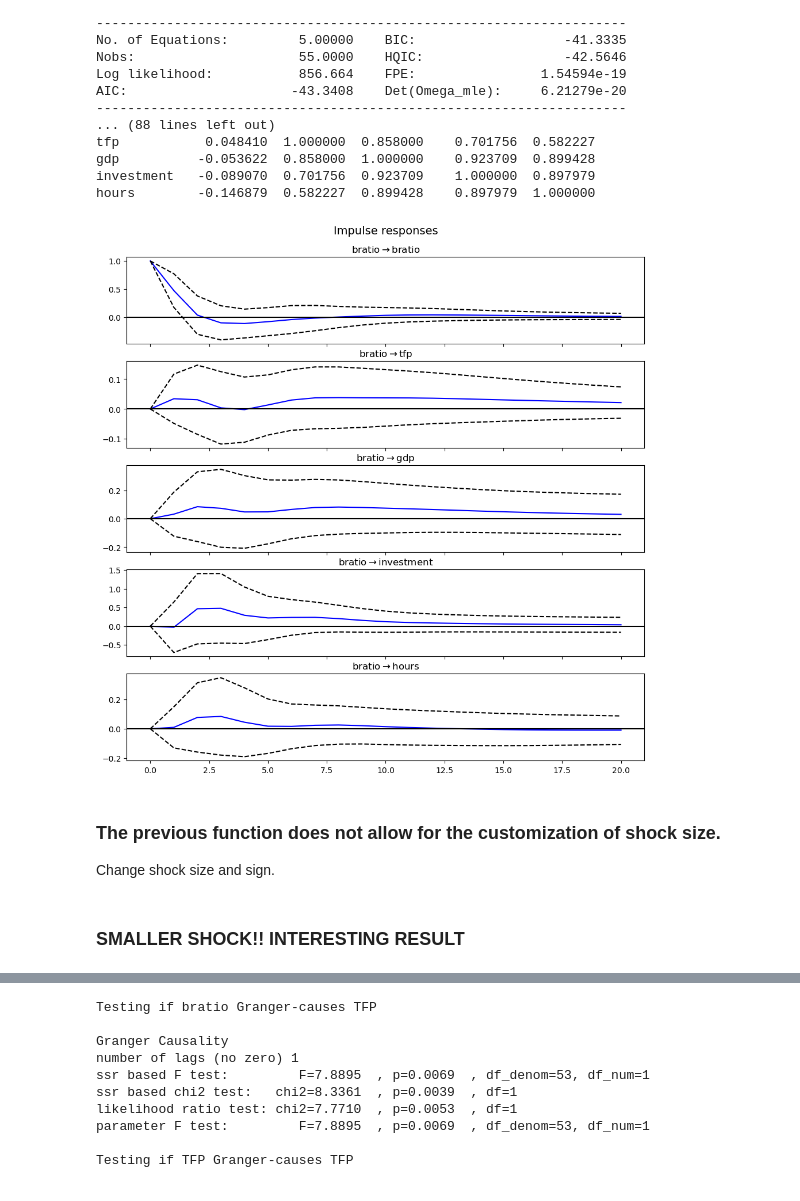
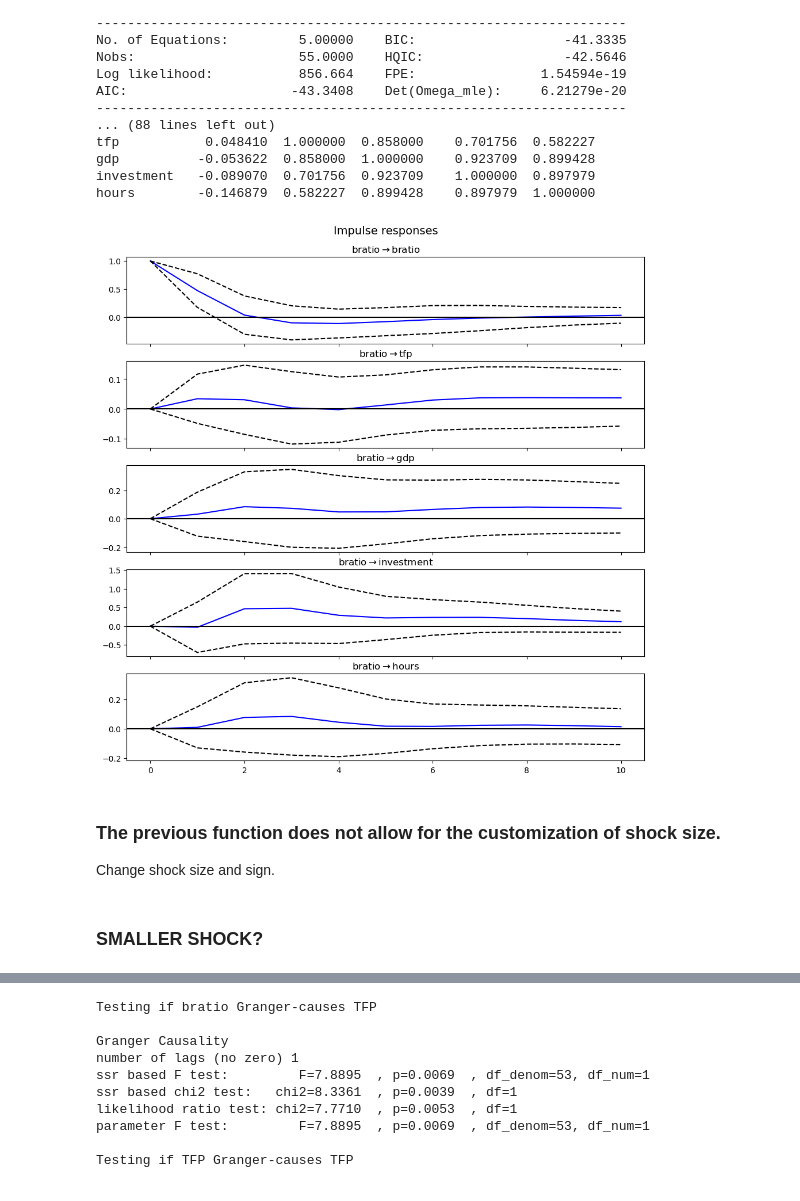
Before and after one commit to yueyun-zhang/InnovationEconomics-Exploration, a Jupyter notebook: Basic Research/Basic Research - VAR.ipynb, the cells around one changed output, grey strips where cells are left out. Saved outputs shown, nothing was run; the diff lists cells and outputs as text; code cells hidden in the pictures.

```diff
--- a/Basic Research/Basic Research - VAR.ipynb
+++ b/Basic Research/Basic Research - VAR.ipynb
@@ -182,11 +182,11 @@ gdp          -0.053622  0.858000  1.000000    0.923709  0.899428
 investment   -0.089070  0.701756  0.923709    1.000000  0.897979
 hours        -0.146879  0.582227  0.899428    0.897979  1.000000
 # %%
-irf = var_model.irf(20)
+irf = var_model.irf(10)
 irf.plot(impulse='bratio', orth=False)
 plt.show()
 # %% [output]
-[figure, old version]
+[figure, new version]
 # %% [markdown]
 ### The previous function does not allow for the customization of shock size.
 Change shock size and sign.
@@ -209,5 +209,5 @@ def cus_shock(shock_magnitude):
     plt.axhline(y=0, color='gray', linestyle=':', linewidth=1)
     plt.show()
 # %% [markdown]
-### SMALLER SHOCK!! INTERESTING RESULT
+### SMALLER SHOCK?
 # %%
```
Also changed, not shown: parts of 5 cells of this notebook.
